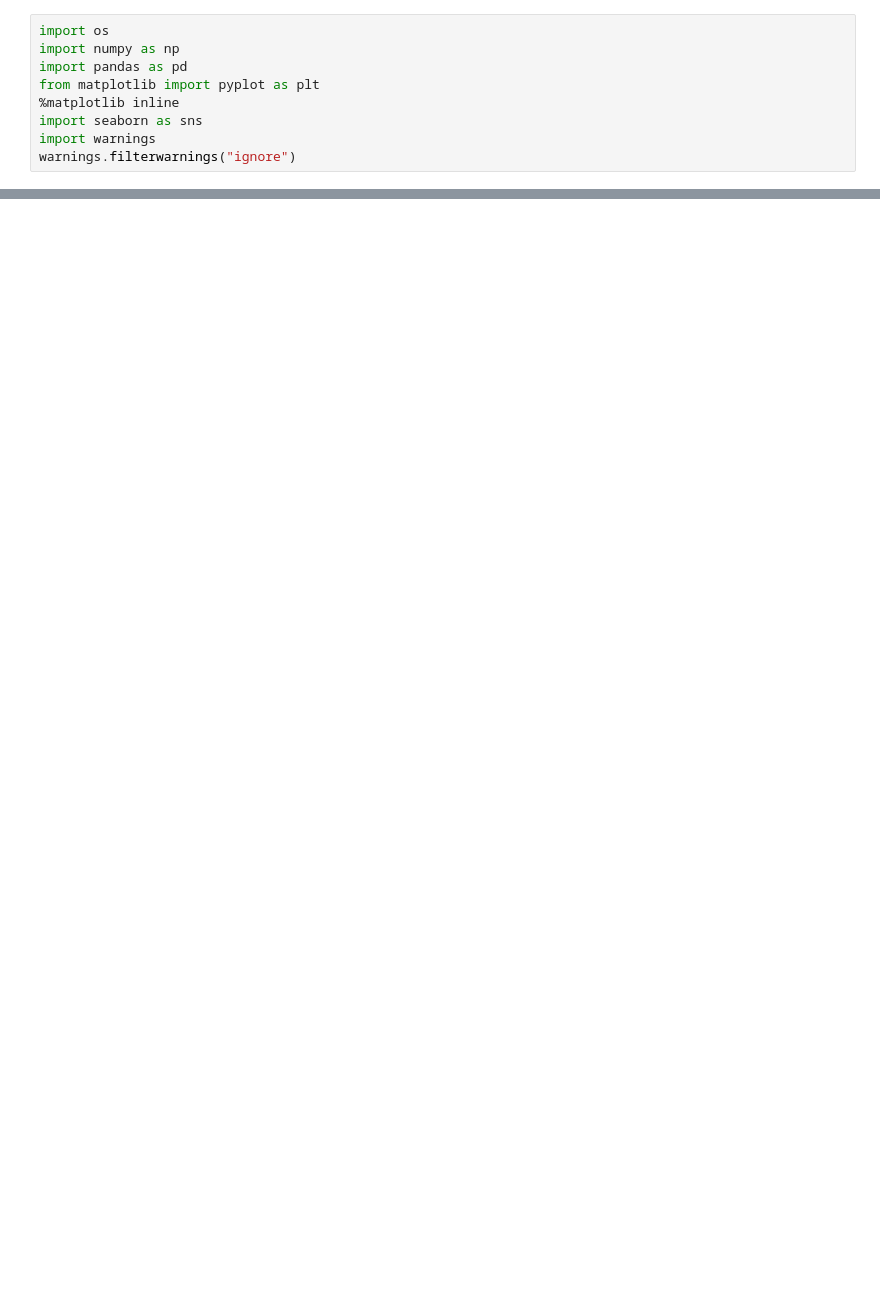
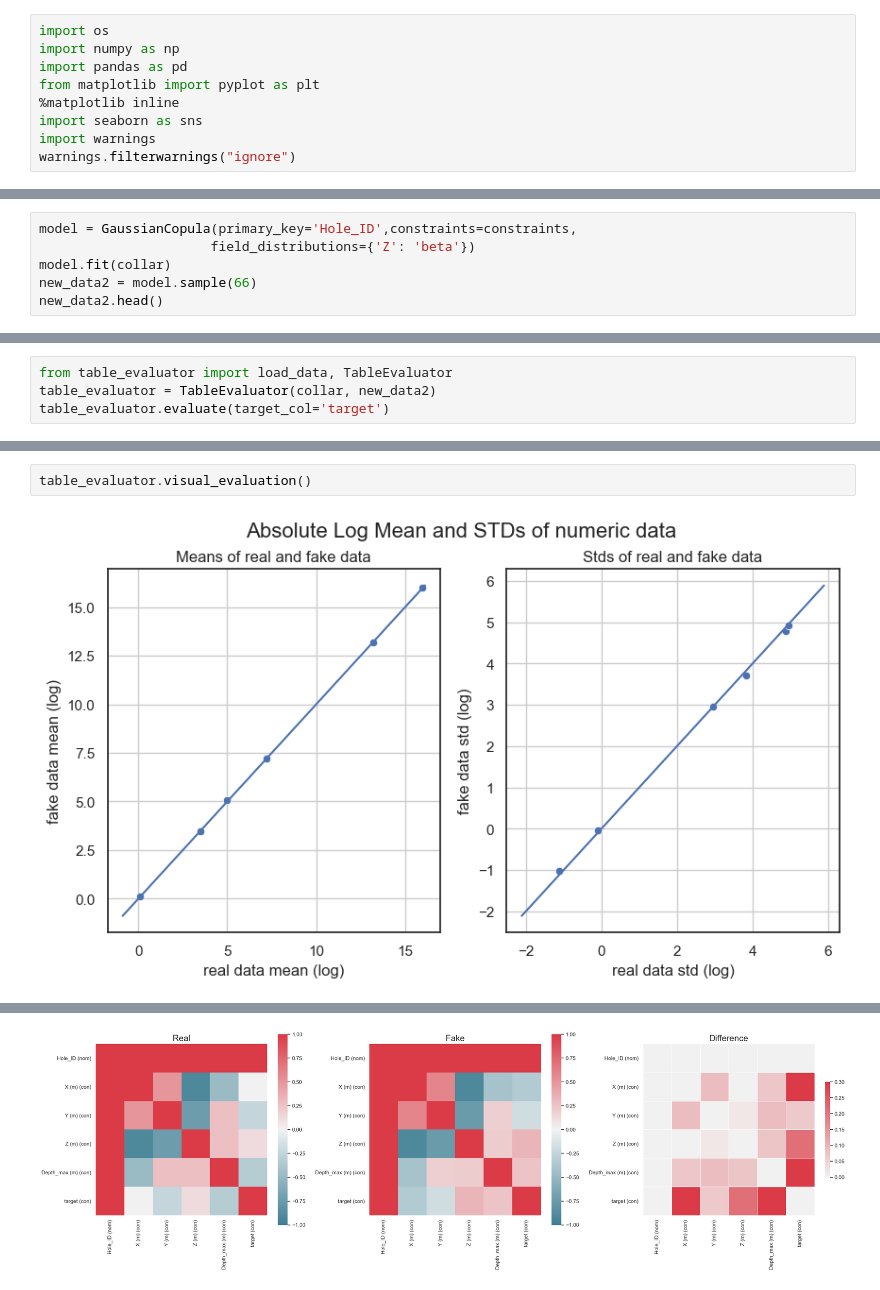
Before and after one commit to ChaukeT/Sythetic-data, a Jupyter notebook: Data generation/Untitled1.ipynb, the cells around one changed output, grey strips where cells are left out. Drawn from its saved outputs; the diff is of its cells as text; blank space fills up the shorter version.

```diff
--- a/Data generation/Untitled1.ipynb
+++ b/Data generation/Untitled1.ipynb
@@ -139,0 +232,6 @@ ERROR: No matching distribution found for itertools
+# %%
+model = GaussianCopula(primary_key='Hole_ID',constraints=constraints,
+                      field_distributions={'Z': 'beta'})
+model.fit(collar)
+new_data2 = model.sample(66)
+new_data2.head()
@@ -139,0 +251,4 @@ ERROR: No matching distribution found for itertools
+# %%
+from table_evaluator import load_data, TableEvaluator
+table_evaluator = TableEvaluator(collar, new_data2)
+table_evaluator.evaluate(target_col='target')
@@ -139,0 +273,4 @@ ERROR: No matching distribution found for itertools
+# %%
+table_evaluator.visual_evaluation()
+# %% [output]
+[figure, added]
@@ -139,0 +279 @@ ERROR: No matching distribution found for itertools
+[figure, added]
```
Also changed, not shown: parts of 51 cells of this notebook, 3 other files.
